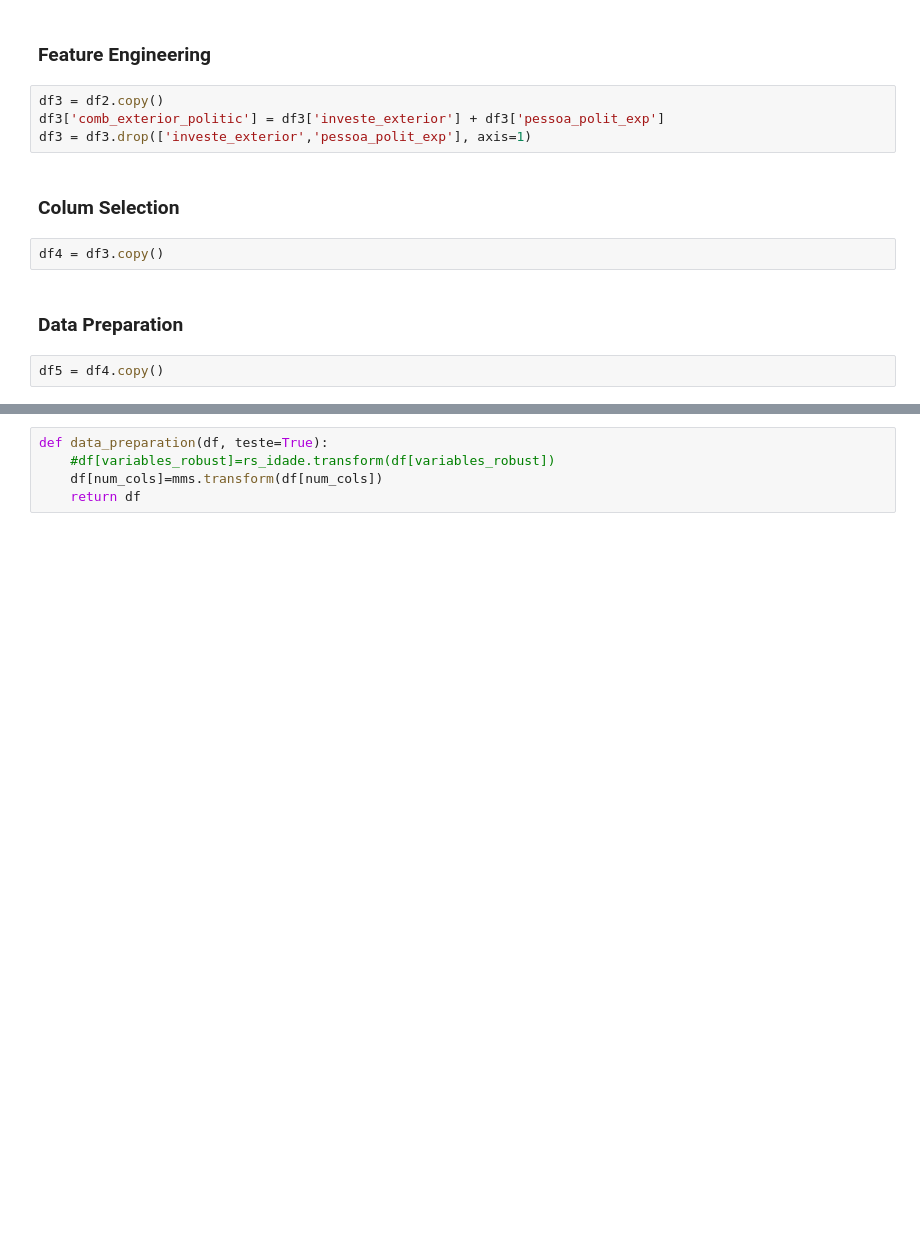
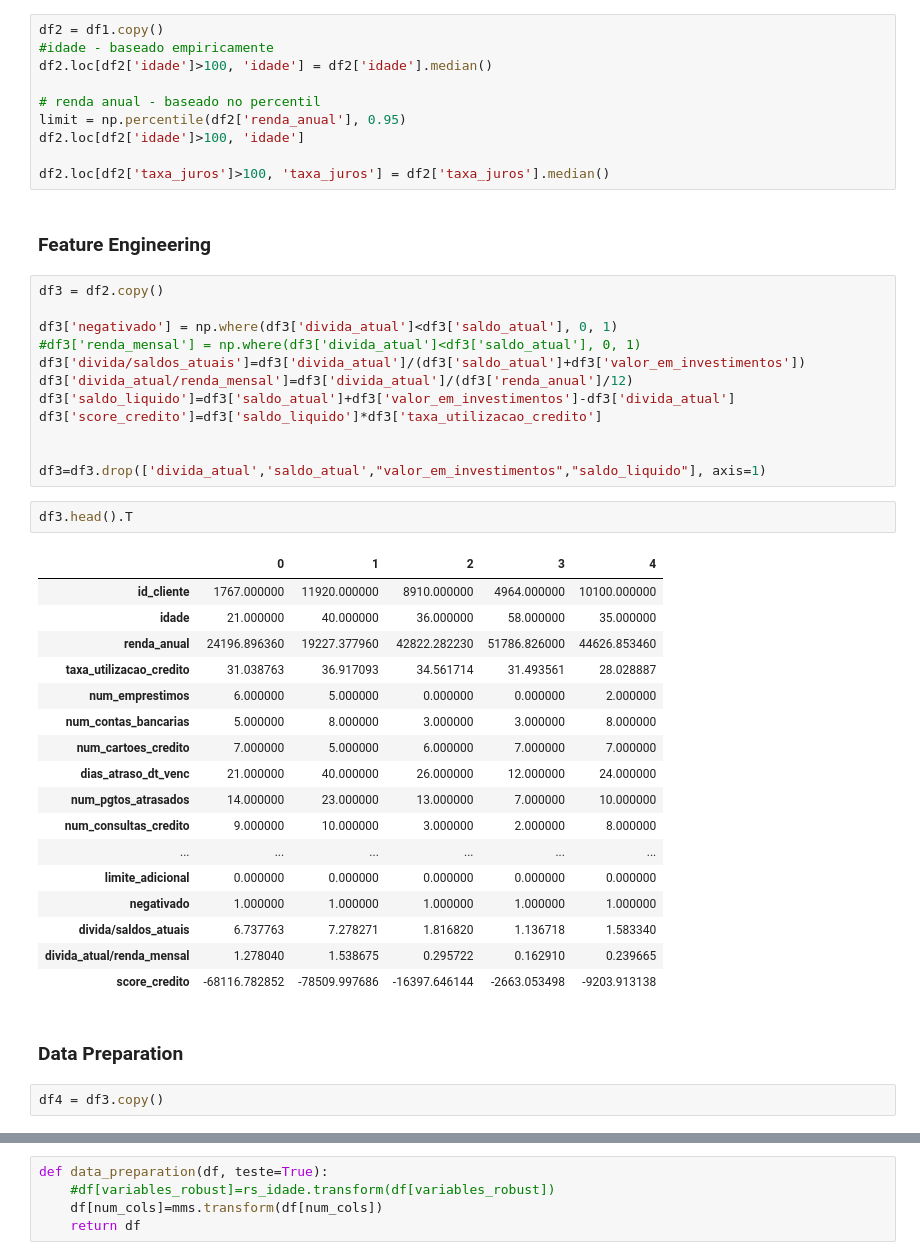
Before and after one commit to heitorfe/hackday-03, a Jupyter notebook: notebooks/ciclo-2.ipynb, the cells around one changed output, grey strips where cells are left out. Saved outputs shown, nothing was run; the diff lists cells and outputs as text; blank space fills up the shorter version.

```diff
--- a/notebooks/ciclo-2.ipynb
+++ b/notebooks/ciclo-2.ipynb
@@ -166,16 +164,50 @@ df2 = df1.copy()
+# %%
+df2 = df1.copy()
+#idade - baseado empiricamente
+df2.loc[df2['idade']>100, 'idade'] = df2['idade'].median()
+
+# renda anual - baseado no percentil
+limit = np.percentile(df2['renda_anual'], 0.95)
+df2.loc[df2['idade']>100, 'idade']
+
+df2.loc[df2['taxa_juros']>100, 'taxa_juros'] = df2['taxa_juros'].median()
 # %% [markdown]
 ### Feature Engineering
-# %%
-df3 = df2.copy()
-df3['comb_exterior_politic'] = df3['investe_exterior'] + df3['pessoa_polit_exp']
-df3 = df3.drop(['investe_exterior','pessoa_polit_exp'], axis=1)
-# %% [markdown]
-### Colum Selection
+# %%
+df3 = df2.copy()
+
+df3['negativado'] = np.where(df3['divida_atual']<df3['saldo_atual'], 0, 1)
+#df3['renda_mensal'] = np.where(df3['divida_atual']<df3['saldo_atual'], 0, 1)
+df3['divida/saldos_atuais']=df3['divida_atual']/(df3['saldo_atual']+df3['valor_em_investimentos'])
+df3['divida_atual/renda_mensal']=df3['divida_atual']/(df3['renda_anual']/12)
+df3['saldo_liquido']=df3['saldo_atual']+df3['valor_em_investimentos']-df3['divida_atual']
+df3['score_credito']=df3['saldo_liquido']*df3['taxa_utilizacao_credito']
+
+
+df3=df3.drop(['divida_atual','saldo_atual',"valor_em_investimentos","saldo_liquido"], axis=1)
+# %%
+df3.head().T
+# %% [output]
+|  | 0 | 1 | 2 | 3 | 4 |
+| id_cliente | 1767.000000 | 11920.000000 | 8910.000000 | 4964.000000 | 10100.000000 |
+| idade | 21.000000 | 40.000000 | 36.000000 | 58.000000 | 35.000000 |
+| renda_anual | 24196.896360 | 19227.377960 | 42822.282230 | 51786.826000 | 44626.853460 |
+| taxa_utilizacao_credito | 31.038763 | 36.917093 | 34.561714 | 31.493561 | 28.028887 |
+| num_emprestimos | 6.000000 | 5.000000 | 0.000000 | 0.000000 | 2.000000 |
+| num_contas_bancarias | 5.000000 | 8.000000 | 3.000000 | 3.000000 | 8.000000 |
+| num_cartoes_credito | 7.000000 | 5.000000 | 6.000000 | 7.000000 | 7.000000 |
+| dias_atraso_dt_venc | 21.000000 | 40.000000 | 26.000000 | 12.000000 | 24.000000 |
+| num_pgtos_atrasados | 14.000000 | 23.000000 | 13.000000 | 7.000000 | 10.000000 |
+| num_consultas_credito | 9.000000 | 10.000000 | 3.000000 | 2.000000 | 8.000000 |
+| ... | ... | ... | ... | ... | ... |
+| limite_adicional | 0.000000 | 0.000000 | 0.000000 | 0.000000 | 0.000000 |
+| negativado | 1.000000 | 1.000000 | 1.000000 | 1.000000 | 1.000000 |
+| divida/saldos_atuais | 6.737763 | 7.278271 | 1.816820 | 1.136718 | 1.583340 |
+| divida_atual/renda_mensal | 1.278040 | 1.538675 | 0.295722 | 0.162910 | 0.239665 |
+| score_credito | -68116.782852 | -78509.997686 | -16397.646144 | -2663.053498 | -9203.913138 |
+# %% [markdown]
+### Data Preparation
 # %%
 df4 = df3.copy()
-# %% [markdown]
-### Data Preparation
-# %%
-df5 = df4.copy()
 # %%
 variables_robust=['idade','taxa_juros','num_consultas_credito',"num_pgtos_atrasados","num_cartoes_credito","num_contas_bancarias"]
```
Also changed, not shown: parts of 17 cells of this notebook, 2 other files.
